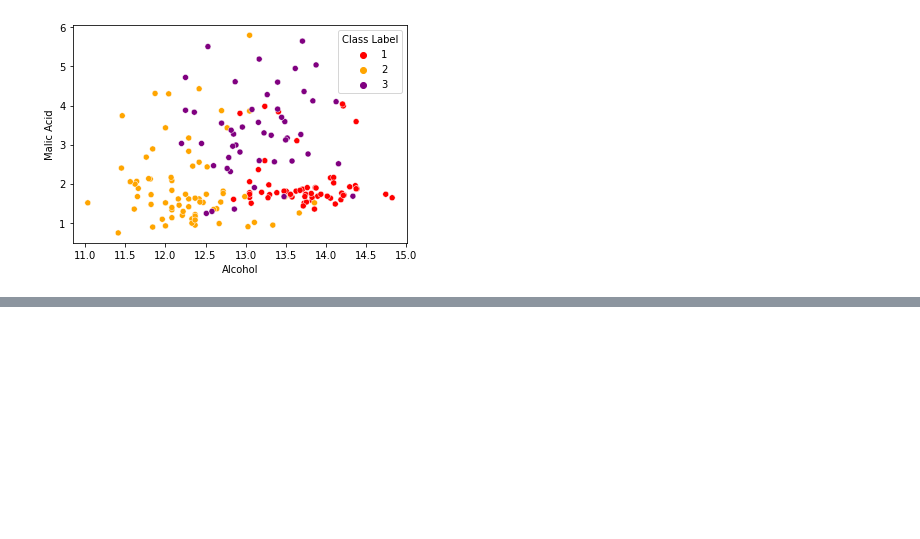
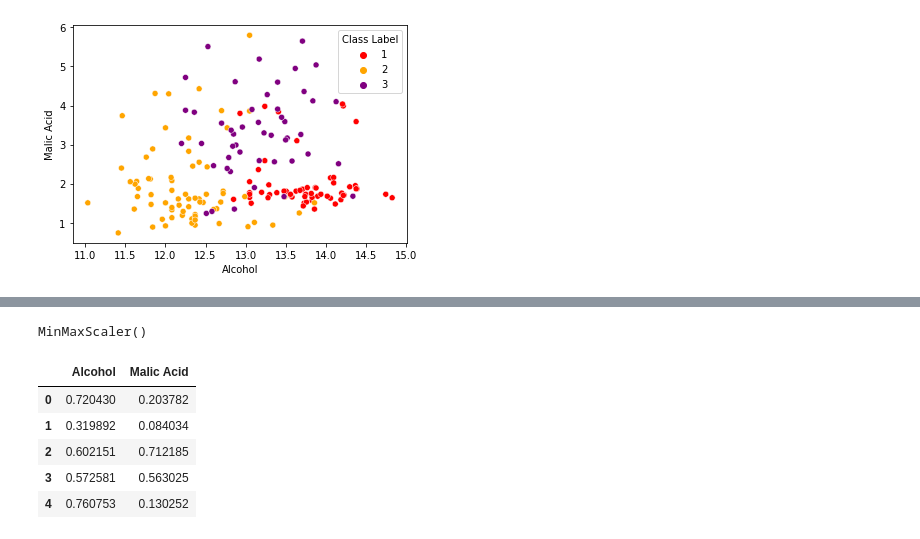
Before and after one commit to RiyaParikh0112/100-Days-of-ML, a Jupyter notebook: normalization.ipynb, the cells around one changed output, grey strips where cells are left out. Cells and saved outputs as stored; diff of their text form; code cells hidden in the pictures; blank space fills up the shorter version.

```diff
--- a/normalization.ipynb
+++ b/normalization.ipynb
@@ -40,0 +41,7 @@ X_train.shape, y_train.shape
+# %%
+from sklearn.preprocessing import MinMaxScaler
+scaler =MinMaxScaler()
+#fit the scaler to the train set, it will learn the parameters
+scaler.fit(X_train)
+# %% [output]
+MinMaxScaler()
@@ -40,0 +51,10 @@ X_train.shape, y_train.shape
+# %%
+X_train_scaled =pd.DataFrame(X_train_scaled,columns=X_train.columns)
+X_train_scaled.head()
+# %% [output]
+|  | Alcohol | Malic Acid |
+| 0 | 0.720430 | 0.203782 |
+| 1 | 0.319892 | 0.084034 |
+| 2 | 0.602151 | 0.712185 |
+| 3 | 0.572581 | 0.563025 |
+| 4 | 0.760753 | 0.130252 |
```
Also changed, not shown: parts of 6 cells of this notebook.
